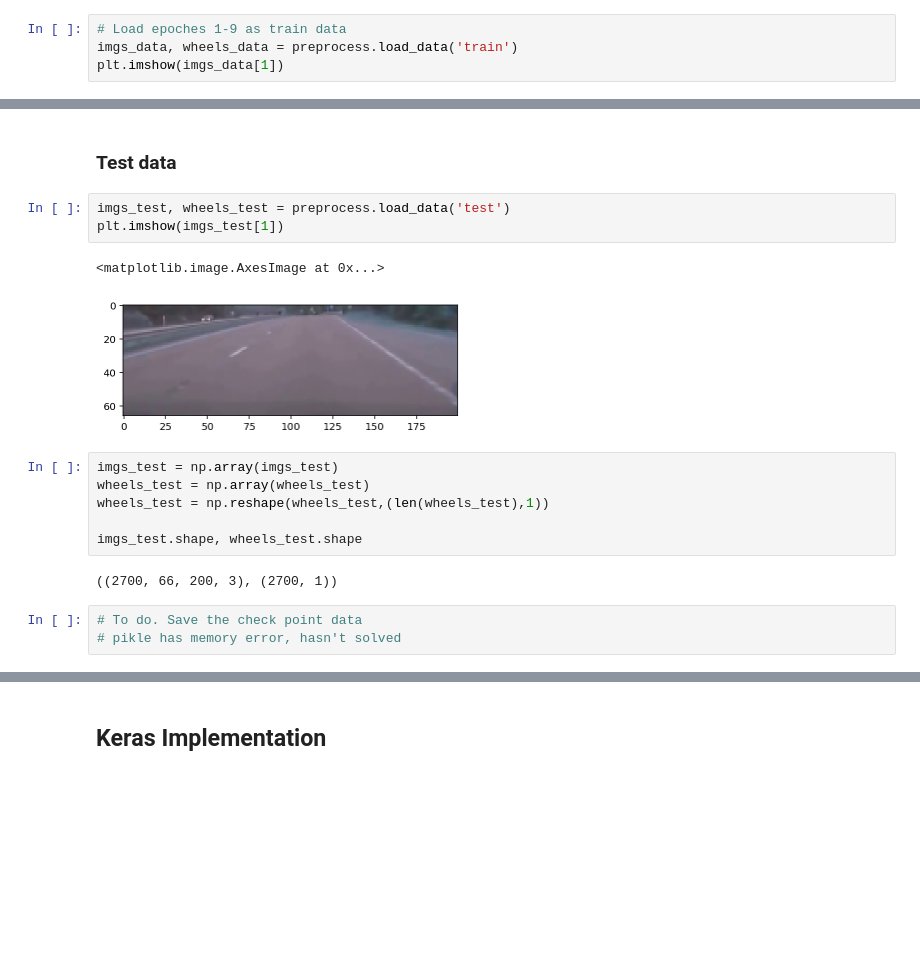
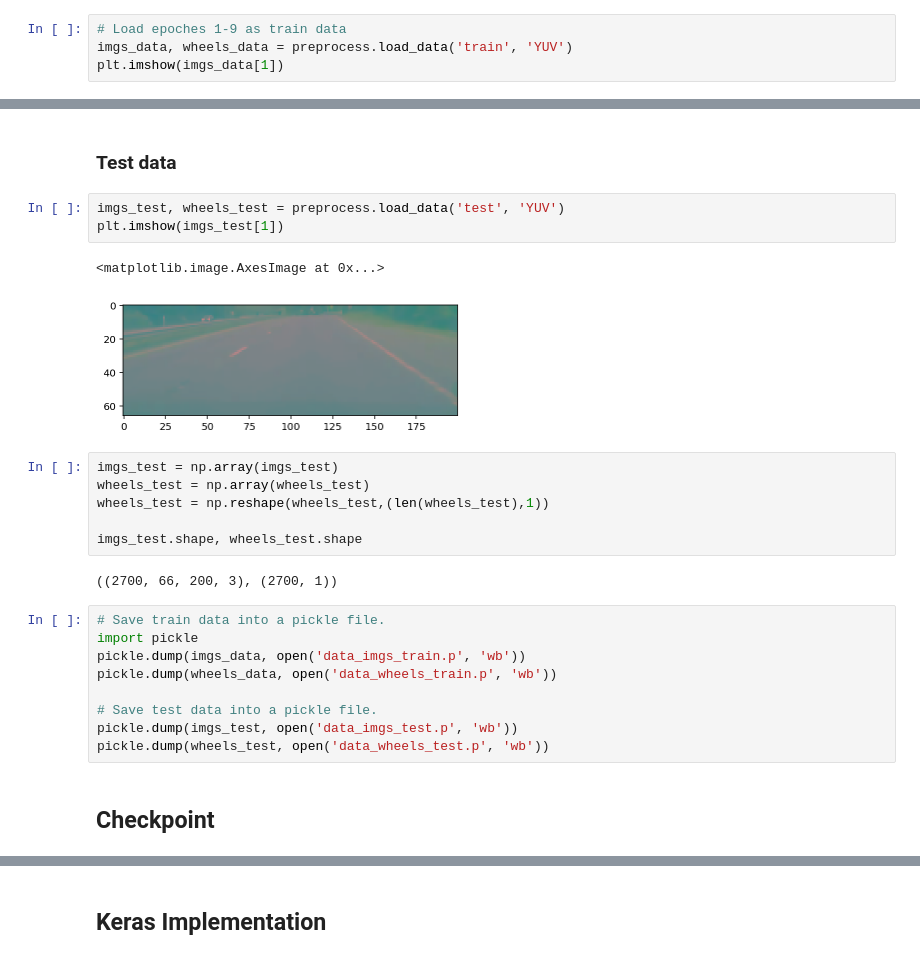
Before and after one commit to gwwang16/MLND-Capstone-Project-DeepTesla, a Jupyter notebook: DeepTesla.ipynb, the cells around one changed output, grey strips where cells are left out. Saved outputs shown, nothing was run; the diff lists cells and outputs as text; blank space fills up the shorter version.

```diff
--- a/DeepTesla.ipynb
+++ b/DeepTesla.ipynb
@@ -142,7 +142,7 @@ The frame count of video is large than csv 2 frame counts
 ### Train data
 # %%
 # Load epoches 1-9 as train data
-imgs_data, wheels_data = preprocess.load_data('train')
+imgs_data, wheels_data = preprocess.load_data('train', 'YUV')
 plt.imshow(imgs_data[1])
 # %% [output]
 <matplotlib.image.AxesImage at 0x...>
@@ -159,11 +159,11 @@ wheels_data.shape, imgs_data.shape
 # %% [markdown]
 ### Test data
 # %%
-imgs_test, wheels_test = preprocess.load_data('test')
+imgs_test, wheels_test = preprocess.load_data('test', 'YUV')
 plt.imshow(imgs_test[1])
 # %% [output]
 <matplotlib.image.AxesImage at 0x...>
-[figure, old version]
+[figure, new version]
 # %%
 imgs_test = np.array(imgs_test)
 wheels_test = np.array(wheels_test)
@@ -172,6 +172,14 @@ wheels_test = np.reshape(wheels_test,(len(wheels_test),1))
 imgs_test.shape, wheels_test.shape
 # %% [output]
 ((2700, 66, 200, 3), (2700, 1))
-# %%
-# To do. Save the check point data
-# pikle has memory error, hasn't solved
+# %%
+# Save train data into a pickle file.
+import pickle
+pickle.dump(imgs_data, open('data_imgs_train.p', 'wb'))
+pickle.dump(wheels_data, open('data_wheels_train.p', 'wb'))
+
+# Save test data into a pickle file.
+pickle.dump(imgs_test, open('data_imgs_test.p', 'wb'))
+pickle.dump(wheels_test, open('data_wheels_test.p', 'wb'))
+# %% [markdown]
+## Checkpoint
```
Also changed, not shown: parts of 32 cells of this notebook, 5 other files.
